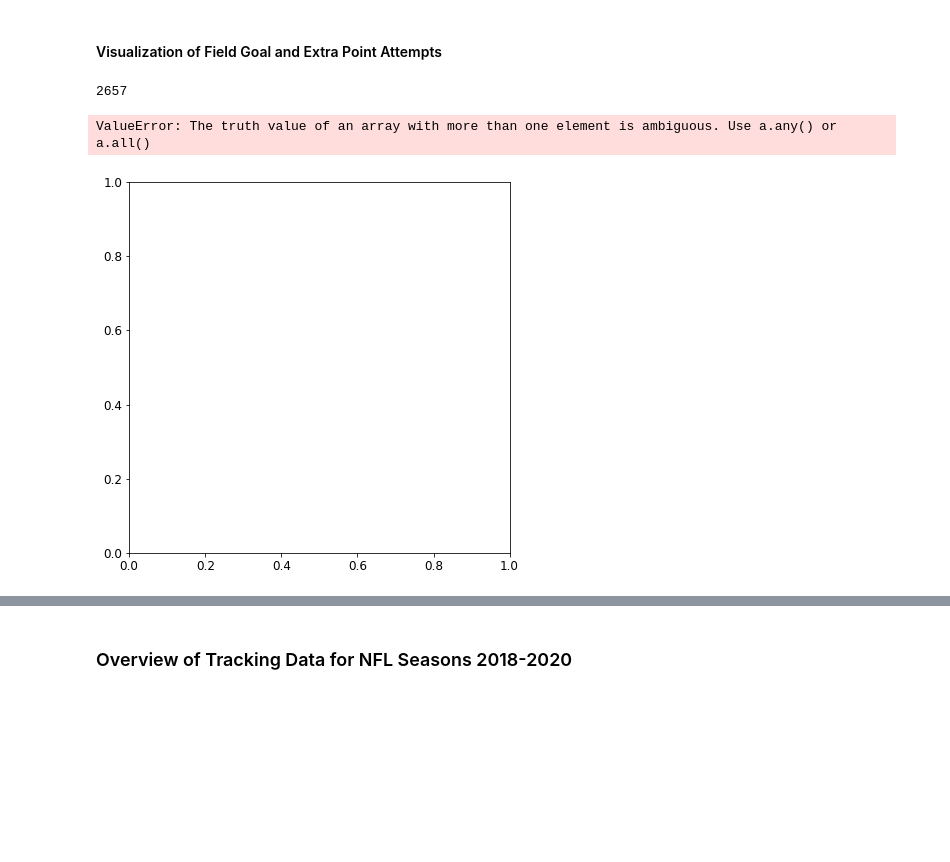
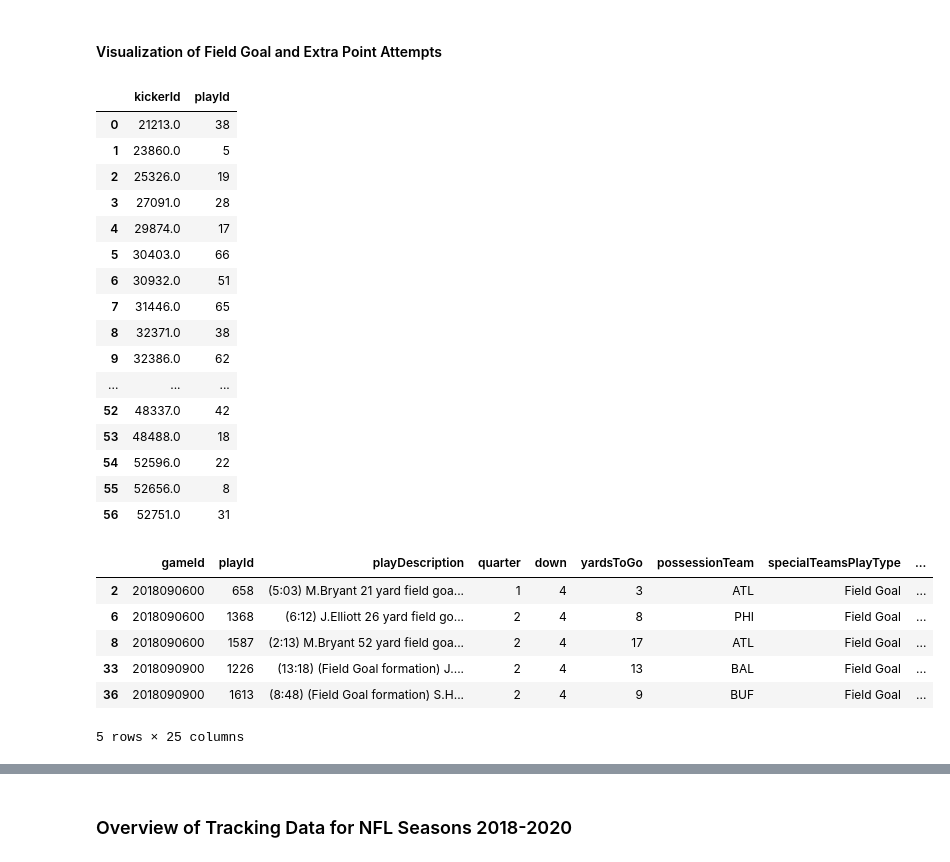
Before and after one commit to cbituin/nfl-big-data-bowl-2022, a Jupyter notebook: special-teams.ipynb, the cells around one changed output, grey strips where cells are left out. Saved outputs shown, nothing was run; the diff lists cells and outputs as text; code cells hidden in the pictures; blank space fills up the shorter version.

```diff
--- a/special-teams.ipynb
+++ b/special-teams.ipynb
@@ -96,45 +96,40 @@ Dataframe: Plays
 # %%
 # Preparing Data for Visualization
 %matplotlib inline
-mpl.rc('axes', labelsize=14)
-mpl.rc('xtick', labelsize=12)
-mpl.rc('ytick', labelsize=12)
 
 fg_df = plays_df[plays_df.specialTeamsPlayType == 'Field Goal']
 pat_df = plays_df[plays_df.specialTeamsPlayType == 'Extra Point']
 
-fg_df.specialTeamsResult.unq()
+fg_df_by_quarter = fg_df.groupby('quarter').nunique().reset_index()[['quarter','playId']]
+fg_df_by_down = fg_df.groupby('down').nunique().reset_index()[['down','playId']]
+fg_success_by_kicker = fg_df[fg_df.specialTeamsResult == 'Kick Attempt Good'].groupby('kickerId').nunique().reset_index()[['kickerId','playId']]
+
+fg_success_by_kicker
 # %% [output]
-2657
+|  | kickerId | playId |
+| 0 | 21213.0 | 38 |
+| 1 | 23860.0 | 5 |
+| 2 | 25326.0 | 19 |
+| 3 | 27091.0 | 28 |
+| 4 | 29874.0 | 17 |
+| 5 | 30403.0 | 66 |
+| 6 | 30932.0 | 51 |
+| 7 | 31446.0 | 65 |
+| 8 | 32371.0 | 38 |
+| 9 | 32386.0 | 62 |
+| ... | ... | ... |
+| 52 | 48337.0 | 42 |
+| 53 | 48488.0 | 18 |
+| 54 | 52596.0 | 22 |
+| 55 | 52656.0 | 8 |
+| 56 | 52751.0 | 31 |
-# %%
-fig = plt.figure(figsize=[15,15])
-
-xdata = sorted(fg_df.quarter.unique())
-ydata = 1
-
-# Quadrant I figure
-ax = fig.add_subplot(2, 2, 2)
-ax.hist2d(xdata, ydata, cmap='jet')
-ax.set_xlabel('x', color='red')
-ax.set_ylabel('y', color='red')
-
-# Quadrant II figure
-ax = fig.add_subplot(2, 2, 1)
-ax.hist2d(xdata, ydata, cmap='jet')
-ax.set_xlabel('x', color='red')
-ax.set_ylabel('y', color='red')
-
-# Quadrant III figure
-ax = fig.add_subplot(2, 2, 3)
-ax.hist2d(xdata, ydata, cmap='jet')
-ax.set_xlabel('x', color='red')
-ax.set_ylabel('y', color='red')
-
-# Quadrant IV figure
-ax = fig.add_subplot(2, 2, 4)
-ax.hist2d(xdata, ydata, cmap='jet')
-ax.set_xlabel('x', color='red')
-ax.set_ylabel('y', color='red')
-# %% [output]
-ValueError: The truth value of an array with more than one element is ambiguous. Use a.any() or a.all()
-[figure, removed]
+# %%
+fg_df.head()
+# %% [output]
+|  | gameId | playId | playDescription | quarter | down | yardsToGo | possessionTeam | specialTeamsPlayType | ... |
+| 2 | 2018090600 | 658 | (5:03) M.Bryant 21 yard field goa... | 1 | 4 | 3 | ATL | Field Goal | ... |
+| 6 | 2018090600 | 1368 | (6:12) J.Elliott 26 yard field go... | 2 | 4 | 8 | PHI | Field Goal | ... |
+| 8 | 2018090600 | 1587 | (2:13) M.Bryant 52 yard field goa... | 2 | 4 | 17 | ATL | Field Goal | ... |
+| 33 | 2018090900 | 1226 | (13:18) (Field Goal formation) J.... | 2 | 4 | 13 | BAL | Field Goal | ... |
+| 36 | 2018090900 | 1613 | (8:48) (Field Goal formation) S.H... | 2 | 4 | 9 | BUF | Field Goal | ... |
+5 rows × 25 columns
```
Also changed, not shown: parts of 4 cells of this notebook.
